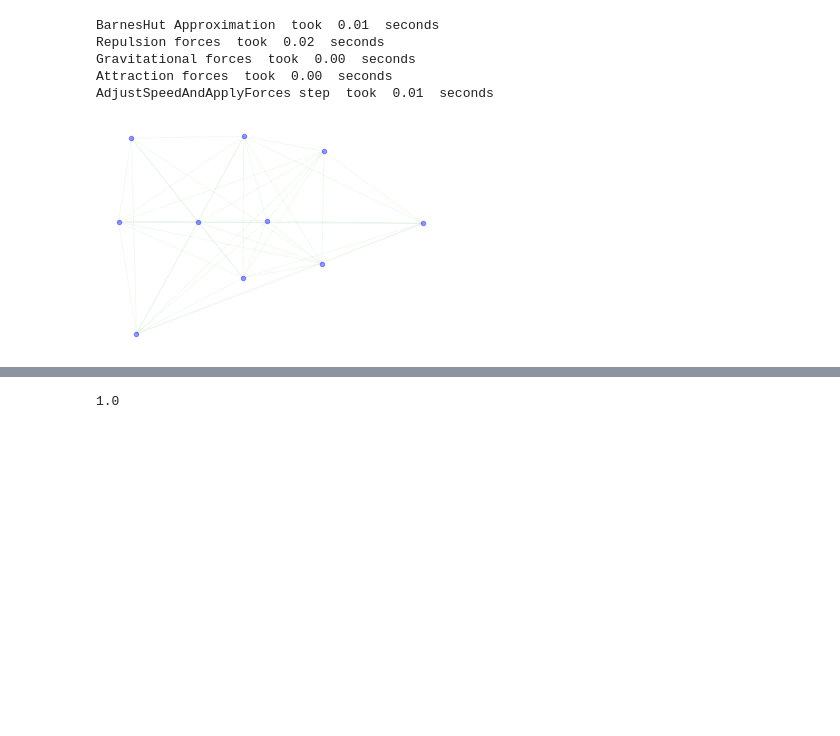
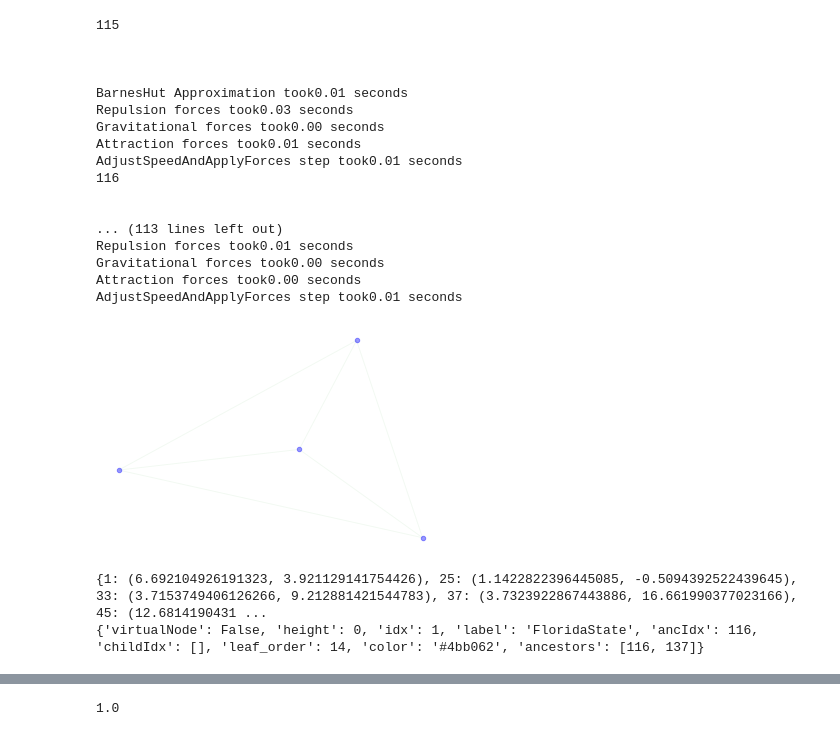
Before and after one commit to Francbob/GraphVisPreprocess, a Jupyter notebook: data/StreamingAssets/Layout.ipynb, the cells around one changed output, grey strips where cells are left out. Saved outputs shown, nothing was run; the diff lists cells and outputs as text; code cells hidden in the pictures; blank space fills up the shorter version.

Commit message:
layout: preprocessing and dealing with exceptions

```diff
--- a/data/StreamingAssets/Layout.ipynb
+++ b/data/StreamingAssets/Layout.ipynb
@@ -28,3 +8,4 @@ indexedNodes = {}
 clusters = []
 for node in graph['nodes']:
     indexedNodes[node['idx']] = node
+    indexedNodes[node['idx']]['size'] = 1
@@ -30,0 +69,9 @@ for node in graph['nodes']:
+# %%
+# Least Common Ancestor
+def get_LCA(source, target, indexedNodes):
+    sourceList = indexedNodes[source]['ancestors']
+    targetList = set(indexedNodes[target]['ancestors'])
+    for a in sourceList:
+        if a in targetList:
+            return a
+    return None
@@ -31,16 +100,24 @@ for node in graph['nodes']:
 # %%
 # construct quotient graphs
+# bottom-up construct quotient graphs and compute size for each node
 import networkx as nx
+from functools import reduce
+import math
 quotientGraphs = {}
-for l, nodes in graph['hierarchy'].items():
-    if l == '0':
+k = 5
+for l, nodes in hierarchy.items():
+    if l == 0:
         continue
     for nidx in nodes:
         node = indexedNodes[nidx]
         g = nx.Graph()
         for c in node['childIdx']:
-            g.add_node(c)
-        links = graph['linkInNode'][str(nidx)]
-        for link in links:
-            g.add_edge(link['source'], link['target'], weight=link['value'])
+            g.add_node(c, size=indexedNodes[c]['size'])
+        links = linksInNodes[nidx]
+        for link, weight in links.items():
+            g.add_edge(link[0], link[1], weight=weight)
+        size = 0
+        for n in g.nodes():
+            size +=  g.nodes[n]['size'] * g.nodes[n]['size']
+        indexedNodes[nidx]['size'] = math.sqrt(5 * size)
         quotientGraphs[nidx] = g
@@ -47,37 +140,57 @@ for l, nodes in graph['hierarchy'].items():
 # %%
 # layout for every quotient graph
 from fa2 import ForceAtlas2
 import matplotlib.pyplot as plt
 forceatlas2 = ForceAtlas2(
                         # Behavior alternatives
                         outboundAttractionDistribution=True,  # Dissuade hubs
                         linLogMode=False,  # NOT IMPLEMENTED
-                        adjustSizes=False,  # Prevent overlap (NOT IMPLEMENTED)
+                        adjustSizes=True,  # Prevent overlap
                         edgeWeightInfluence=1.0,
 
                         # Performance
                         jitterTolerance=1.0,  # Tolerance
                         barnesHutOptimize=True,
                         barnesHutTheta=1.2,
                         multiThreaded=False,  # NOT IMPLEMENTED
 
                         # Tuning
                         scalingRatio=2.0,
                         strongGravityMode=False,
                         gravity=1.0,
 
                         # Log
                         verbose=True)
-G = quotientGraphs[137]
+for idx, g in quotientGraphs.items():
+    print(idx)
+    print(g)
+    try:
+        positions = forceatlas2.forceatlas2_networkx_layout(quotientGraphs[idx], pos=None, iterations=2000)
+    except ZeroDivisionError:
+        positions = nx.spring_layout(quotientGraphs[idx])
+    g.layout = positions
+G = quotientGraphs[126]
 positions = forceatlas2.forceatlas2_networkx_layout(G, pos=None, iterations=2000)
 nx.draw_networkx_nodes(G, positions, node_size=20, with_labels=False, node_color="blue", alpha=0.4)
 nx.draw_networkx_edges(G, positions, edge_color="green", alpha=0.05)
 plt.axis('off')
 plt.show()
 # %% [output]
-BarnesHut Approximation  took  0.01  seconds
-Repulsion forces  took  0.02  seconds
-Gravitational forces  took  0.00  seconds
-Attraction forces  took  0.00  seconds
-AdjustSpeedAndApplyForces step  took  0.01  seconds
+115
+
+
+
+BarnesHut Approximation took0.01 seconds
+Repulsion forces took0.03 seconds
+Gravitational forces took0.00 seconds
+Attraction forces took0.01 seconds
+AdjustSpeedAndApplyForces step took0.01 seconds
+116
+
+
+... (113 lines left out)
+Repulsion forces took0.01 seconds
+Gravitational forces took0.00 seconds
+Attraction forces took0.00 seconds
+AdjustSpeedAndApplyForces step took0.01 seconds
-[figure, old version]
+[figure, new version]
@@ -83,0 +205,6 @@ AdjustSpeedAndApplyForces step  took  0.01  seconds
+# %%
+print(positions)
+print(indexedNodes[1])
+# %% [output]
+{1: (6.692104926191323, 3.921129141754426), 25: (1.1422822396445085, -0.5094392522439645), 33: (3.7153749406126266, 9.212881421544783), 37: (3.7323922867443886, 16.661990377023166), 45: (12.6814190431 ...
+{'virtualNode': False, 'height': 0, 'idx': 1, 'label': 'FloridaState', 'ancIdx': 116, 'childIdx': [], 'leaf_order': 14, 'color': '#4bb062', 'ancestors': [116, 137]}
```
Also changed, not shown: parts of 15 cells of this notebook, 1 other file.
